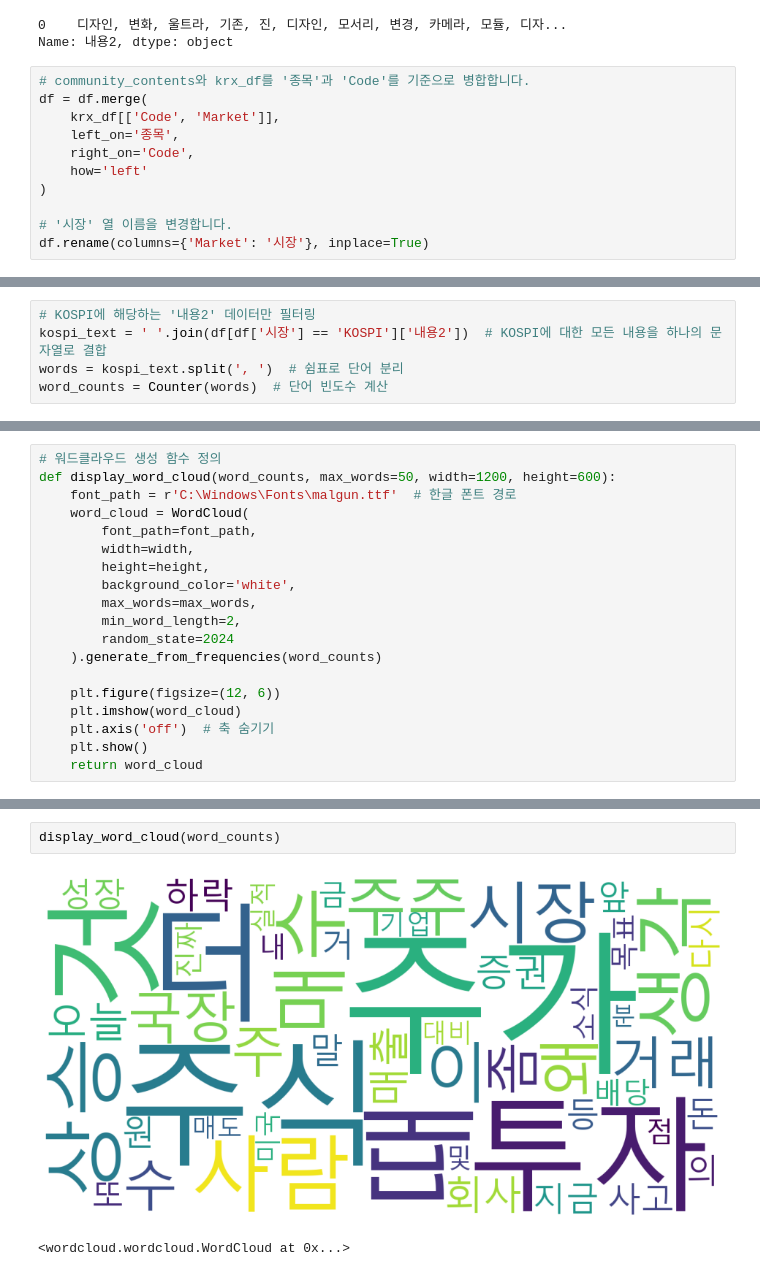
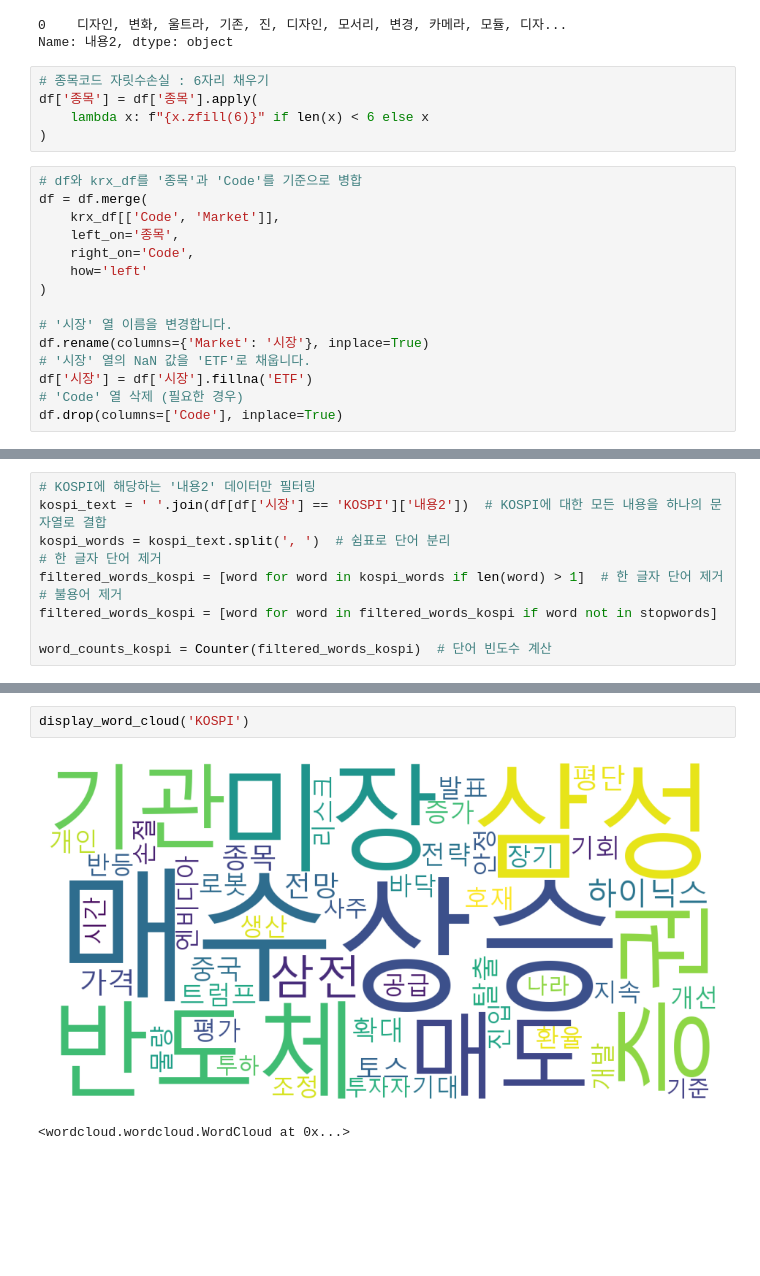
Before and after one commit to june2598/pythonstudy, a Jupyter notebook: project/community/워드클라우드.ipynb, the cells around one changed output, grey strips where cells are left out. Saved outputs shown, nothing was run; the diff lists cells and outputs as text; blank space fills up the shorter version.

```diff
--- a/project/community/워드클라우드.ipynb
+++ b/project/community/워드클라우드.ipynb
@@ -31,8 +35,13 @@ df.head(1)['내용2']
 # %% [output]
 0    디자인, 변화, 울트라, 기존, 진, 디자인, 모서리, 변경, 카메라, 모듈, 디자...
 Name: 내용2, dtype: object
+# %%
+# 종목코드 자릿수손실 : 6자리 채우기
+df['종목'] = df['종목'].apply(
+    lambda x: f"{x.zfill(6)}" if len(x) < 6 else x
+)
 # %%
-# community_contents와 krx_df를 '종목'과 'Code'를 기준으로 병합합니다.
+# df와 krx_df를 '종목'과 'Code'를 기준으로 병합
 df = df.merge(
     krx_df[['Code', 'Market']],
     left_on='종목',
@@ -42,3 +51,7 @@ df = df.merge(
 
 # '시장' 열 이름을 변경합니다.
 df.rename(columns={'Market': '시장'}, inplace=True)
+# '시장' 열의 NaN 값을 'ETF'로 채웁니다.
+df['시장'] = df['시장'].fillna('ETF')
+# 'Code' 열 삭제 (필요한 경우)
+df.drop(columns=['Code'], inplace=True)
@@ -45,5 +164,10 @@ df.rename(columns={'Market': '시장'}, inplace=True)
 # %%
 # KOSPI에 해당하는 '내용2' 데이터만 필터링
 kospi_text = ' '.join(df[df['시장'] == 'KOSPI']['내용2'])  # KOSPI에 대한 모든 내용을 하나의 문자열로 결합
-words = kospi_text.split(', ')  # 쉼표로 단어 분리
-word_counts = Counter(words)  # 단어 빈도수 계산
+kospi_words = kospi_text.split(', ')  # 쉼표로 단어 분리
+# 한 글자 단어 제거
+filtered_words_kospi = [word for word in kospi_words if len(word) > 1]  # 한 글자 단어 제거
+# 불용어 제거
+filtered_words_kospi = [word for word in filtered_words_kospi if word not in stopwords]
+
+word_counts_kospi = Counter(filtered_words_kospi)  # 단어 빈도수 계산
@@ -65,21 +223,2 @@ def display_word_cloud(dict, max_words=50, width=1200, height=600) :
     plt.show()
     return word_cloud
-# %%
-# 워드클라우드 생성 함수 정의
-def display_word_cloud(word_counts, max_words=50, width=1200, height=600):
-    font_path = r'C:\Windows\Fonts\malgun.ttf'  # 한글 폰트 경로
-    word_cloud = WordCloud(
-        font_path=font_path,
-        width=width,
-        height=height,
-        background_color='white',
-        max_words=max_words,
-        min_word_length=2,
-        random_state=2024
-    ).generate_from_frequencies(word_counts)
-
-    plt.figure(figsize=(12, 6))
-    plt.imshow(word_cloud)
-    plt.axis('off')  # 축 숨기기
-    plt.show()
-    return word_cloud
@@ -86,5 +231,5 @@ def display_word_cloud(word_counts, max_words=50, width=1200, height=600):
 # %%
-display_word_cloud(word_counts)
+display_word_cloud('KOSPI')
 # %% [output]
-[figure, old version]
+[figure, new version]
 <wordcloud.wordcloud.WordCloud at 0x...>
```
Also changed, not shown: parts of 17 cells of this notebook, 2 other files.
